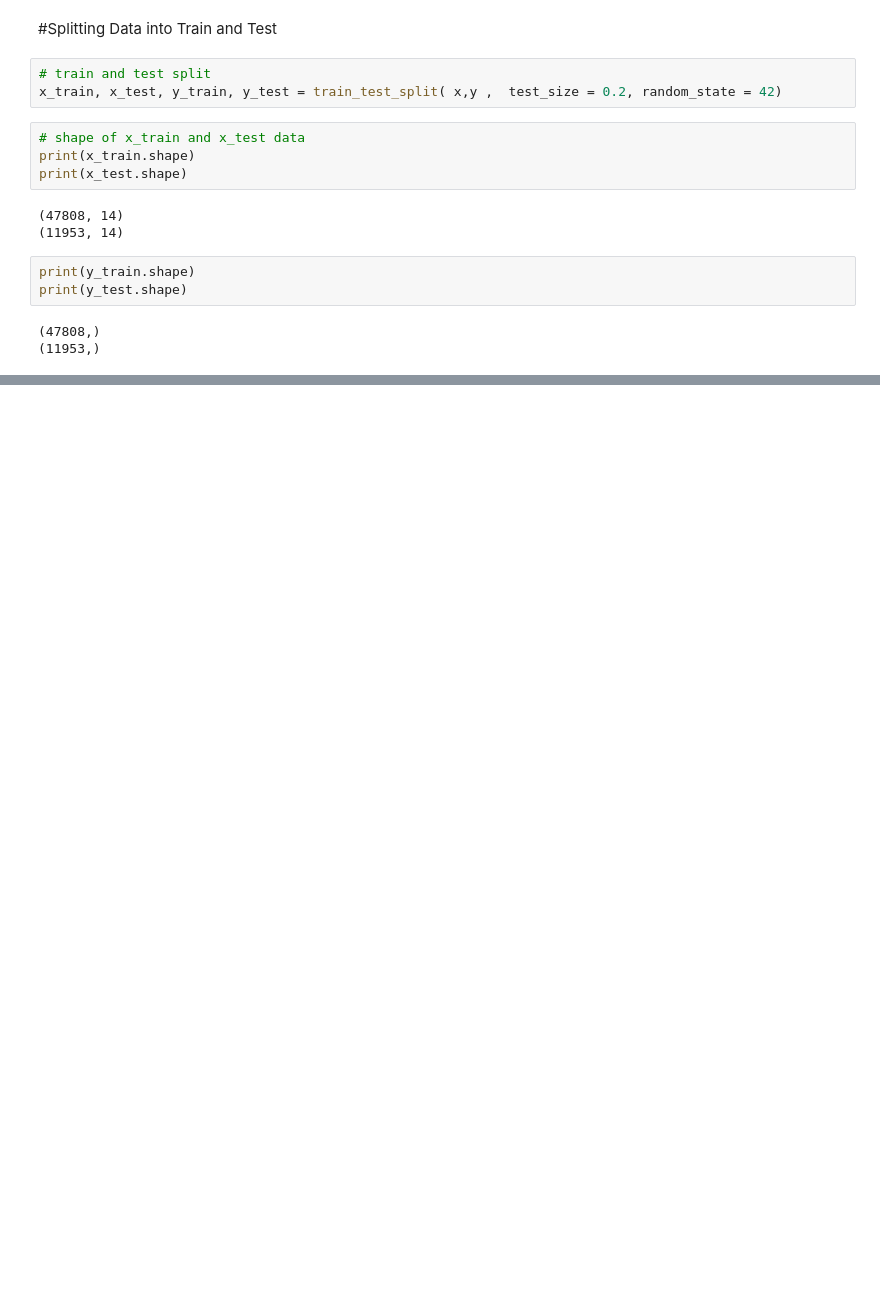
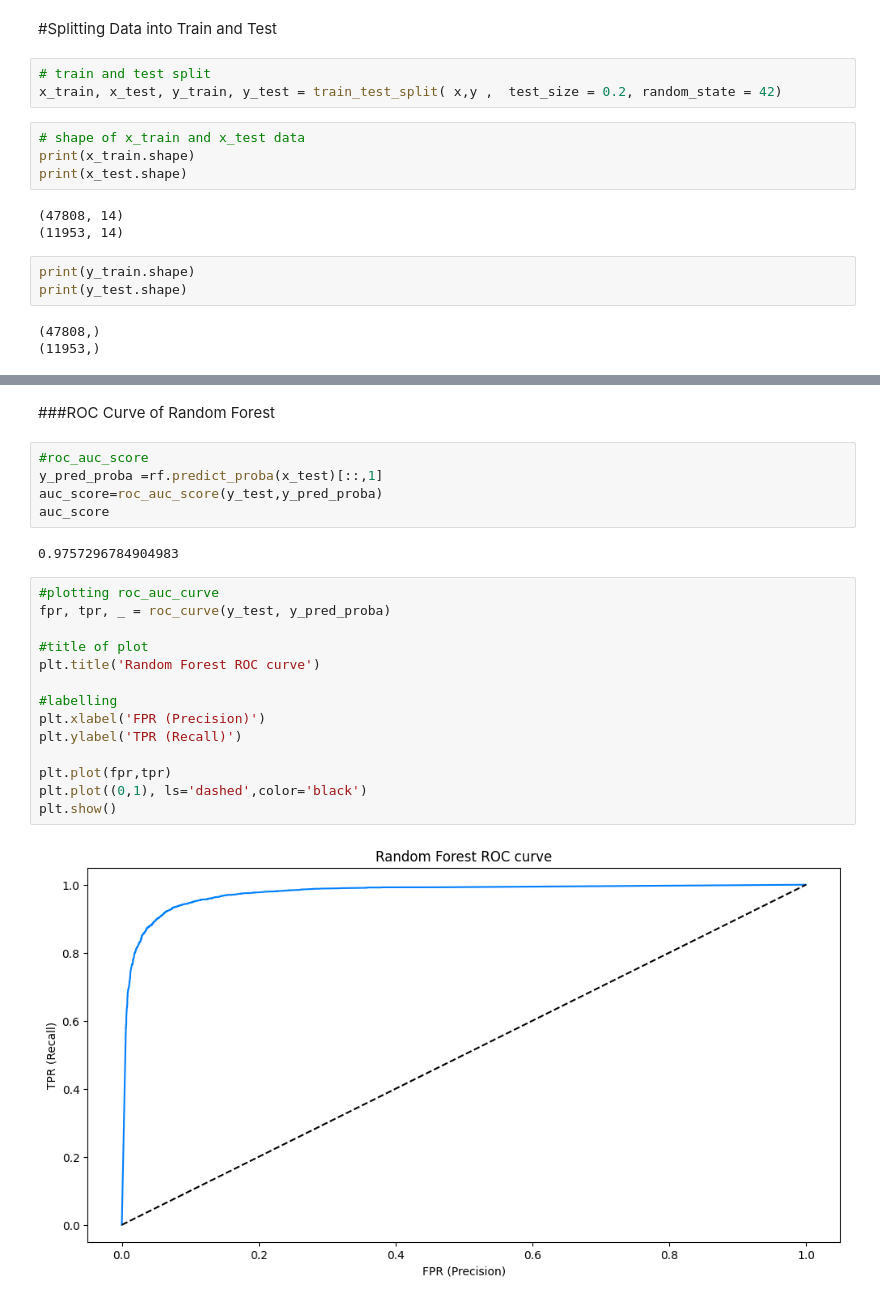
Before and after one commit to kumarsinghashu/Airline-Passenger-Referral-Prediction, a Jupyter notebook: Airline_Passenger_Referral_Prediction.ipynb, the cells around one changed output, grey strips where cells are left out. Drawn from its saved outputs; the diff is of its cells as text; blank space fills up the shorter version.

```diff
--- a/Airline_Passenger_Referral_Prediction.ipynb
+++ b/Airline_Passenger_Referral_Prediction.ipynb
@@ -704,0 +869,25 @@ print(y_test.shape)
+# %% [markdown]
+###<b/>ROC Curve of Random Forest</b>
+# %%
+#roc_auc_score
+y_pred_proba =rf.predict_proba(x_test)[::,1]
+auc_score=roc_auc_score(y_test,y_pred_proba)
+auc_score
+# %% [output]
+0.9757296784904983
+# %%
+#plotting roc_auc_curve
+fpr, tpr, _ = roc_curve(y_test, y_pred_proba)
+
+#title of plot
+plt.title('Random Forest ROC curve')
+
+#labelling
+plt.xlabel('FPR (Precision)')
+plt.ylabel('TPR (Recall)')
+
+plt.plot(fpr,tpr)
+plt.plot((0,1), ls='dashed',color='black')
+plt.show()
+# %% [output]
+[figure, added]
```
Also changed, not shown: parts of 27 cells of this notebook.
